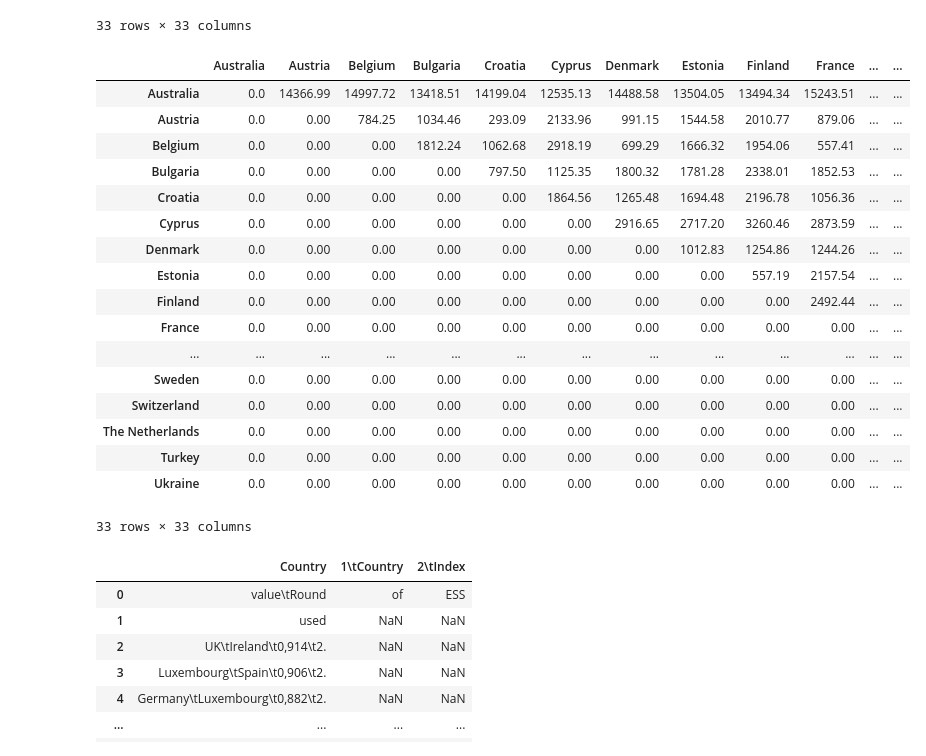
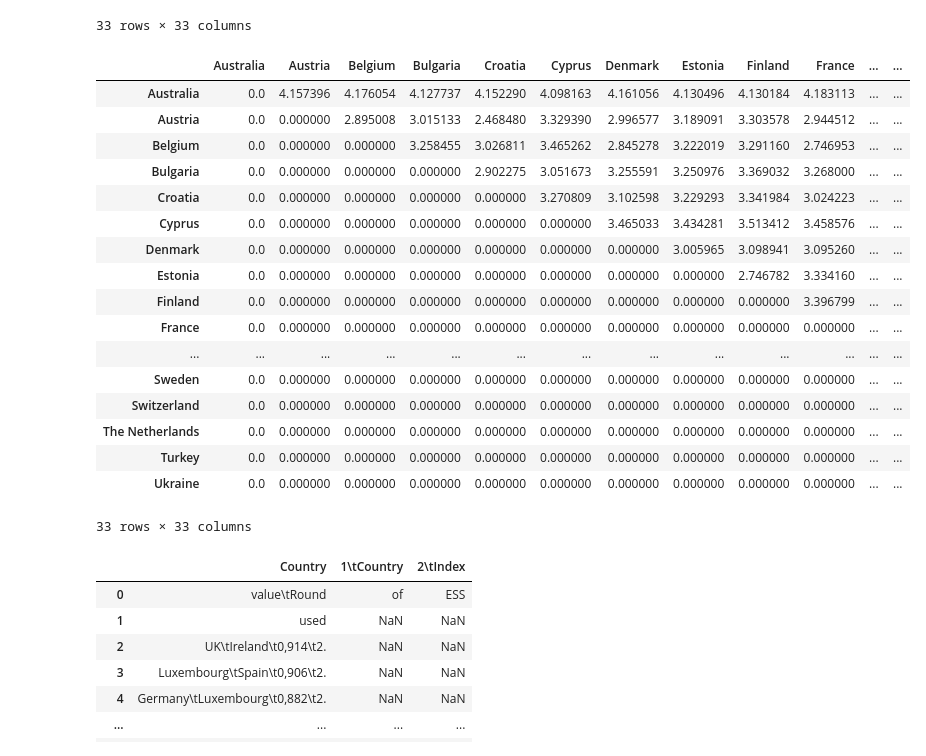
Before and after one commit to jackmheller/modernDataAnalytics, a Jupyter notebook: comm detection-Copy1.ipynb, the cells around one changed output. Cells and saved outputs as stored; diff of their text form; code cells hidden in the pictures.

```diff
--- a/comm detection-Copy1.ipynb
+++ b/comm detection-Copy1.ipynb
@@ -739,29 +739,31 @@ def getMatrix(path, directed=False, log1p=False):
 # %%
 # How to get adjacency matrix...
 df = pd.crosstab(distance_data.Country_A, distance_data.Country_B, distance_data.Distance, aggfunc=sum)
 idx = df.columns.union(df.index)
 df = df.reindex(index = idx, columns=idx, fill_value=0)
 df_dist = df.fillna(0)
 # df_dist = df_dist + df_dist.T - np.diag(np.diag(df_dist))
 df_dist
+df_dist2 = np.log10(df_dist+1)
+df_dist2
 # %% [output]
 |  | Australia | Austria | Belgium | Bulgaria | Croatia | Cyprus | Denmark | Estonia | Finland | France | ... | ... |
-| Australia | 0.0 | 14366.99 | 14997.72 | 13418.51 | 14199.04 | 12535.13 | 14488.58 | 13504.05 | 13494.34 | 15243.51 | ... | ... |
-| Austria | 0.0 | 0.00 | 784.25 | 1034.46 | 293.09 | 2133.96 | 991.15 | 1544.58 | 2010.77 | 879.06 | ... | ... |
-| Belgium | 0.0 | 0.00 | 0.00 | 1812.24 | 1062.68 | 2918.19 | 699.29 | 1666.32 | 1954.06 | 557.41 | ... | ... |
-| Bulgaria | 0.0 | 0.00 | 0.00 | 0.00 | 797.50 | 1125.35 | 1800.32 | 1781.28 | 2338.01 | 1852.53 | ... | ... |
-| Croatia | 0.0 | 0.00 | 0.00 | 0.00 | 0.00 | 1864.56 | 1265.48 | 1694.48 | 2196.78 | 1056.36 | ... | ... |
-| Cyprus | 0.0 | 0.00 | 0.00 | 0.00 | 0.00 | 0.00 | 2916.65 | 2717.20 | 3260.46 | 2873.59 | ... | ... |
-| Denmark | 0.0 | 0.00 | 0.00 | 0.00 | 0.00 | 0.00 | 0.00 | 1012.83 | 1254.86 | 1244.26 | ... | ... |
-| Estonia | 0.0 | 0.00 | 0.00 | 0.00 | 0.00 | 0.00 | 0.00 | 0.00 | 557.19 | 2157.54 | ... | ... |
-| Finland | 0.0 | 0.00 | 0.00 | 0.00 | 0.00 | 0.00 | 0.00 | 0.00 | 0.00 | 2492.44 | ... | ... |
-| France | 0.0 | 0.00 | 0.00 | 0.00 | 0.00 | 0.00 | 0.00 | 0.00 | 0.00 | 0.00 | ... | ... |
+| Australia | 0.0 | 4.157396 | 4.176054 | 4.127737 | 4.152290 | 4.098163 | 4.161056 | 4.130496 | 4.130184 | 4.183113 | ... | ... |
+| Austria | 0.0 | 0.000000 | 2.895008 | 3.015133 | 2.468480 | 3.329390 | 2.996577 | 3.189091 | 3.303578 | 2.944512 | ... | ... |
+| Belgium | 0.0 | 0.000000 | 0.000000 | 3.258455 | 3.026811 | 3.465262 | 2.845278 | 3.222019 | 3.291160 | 2.746953 | ... | ... |
+| Bulgaria | 0.0 | 0.000000 | 0.000000 | 0.000000 | 2.902275 | 3.051673 | 3.255591 | 3.250976 | 3.369032 | 3.268000 | ... | ... |
+| Croatia | 0.0 | 0.000000 | 0.000000 | 0.000000 | 0.000000 | 3.270809 | 3.102598 | 3.229293 | 3.341984 | 3.024223 | ... | ... |
+| Cyprus | 0.0 | 0.000000 | 0.000000 | 0.000000 | 0.000000 | 0.000000 | 3.465033 | 3.434281 | 3.513412 | 3.458576 | ... | ... |
+| Denmark | 0.0 | 0.000000 | 0.000000 | 0.000000 | 0.000000 | 0.000000 | 0.000000 | 3.005965 | 3.098941 | 3.095260 | ... | ... |
+| Estonia | 0.0 | 0.000000 | 0.000000 | 0.000000 | 0.000000 | 0.000000 | 0.000000 | 0.000000 | 2.746782 | 3.334160 | ... | ... |
+| Finland | 0.0 | 0.000000 | 0.000000 | 0.000000 | 0.000000 | 0.000000 | 0.000000 | 0.000000 | 0.000000 | 3.396799 | ... | ... |
+| France | 0.0 | 0.000000 | 0.000000 | 0.000000 | 0.000000 | 0.000000 | 0.000000 | 0.000000 | 0.000000 | 0.000000 | ... | ... |
 | ... | ... | ... | ... | ... | ... | ... | ... | ... | ... | ... | ... | ... |
-| Sweden | 0.0 | 0.00 | 0.00 | 0.00 | 0.00 | 0.00 | 0.00 | 0.00 | 0.00 | 0.00 | ... | ... |
-| Switzerland | 0.0 | 0.00 | 0.00 | 0.00 | 0.00 | 0.00 | 0.00 | 0.00 | 0.00 | 0.00 | ... | ... |
-| The Netherlands | 0.0 | 0.00 | 0.00 | 0.00 | 0.00 | 0.00 | 0.00 | 0.00 | 0.00 | 0.00 | ... | ... |
-| Turkey | 0.0 | 0.00 | 0.00 | 0.00 | 0.00 | 0.00 | 0.00 | 0.00 | 0.00 | 0.00 | ... | ... |
-| Ukraine | 0.0 | 0.00 | 0.00 | 0.00 | 0.00 | 0.00 | 0.00 | 0.00 | 0.00 | 0.00 | ... | ... |
+| Sweden | 0.0 | 0.000000 | 0.000000 | 0.000000 | 0.000000 | 0.000000 | 0.000000 | 0.000000 | 0.000000 | 0.000000 | ... | ... |
+| Switzerland | 0.0 | 0.000000 | 0.000000 | 0.000000 | 0.000000 | 0.000000 | 0.000000 | 0.000000 | 0.000000 | 0.000000 | ... | ... |
+| The Netherlands | 0.0 | 0.000000 | 0.000000 | 0.000000 | 0.000000 | 0.000000 | 0.000000 | 0.000000 | 0.000000 | 0.000000 | ... | ... |
+| Turkey | 0.0 | 0.000000 | 0.000000 | 0.000000 | 0.000000 | 0.000000 | 0.000000 | 0.000000 | 0.000000 | 0.000000 | ... | ... |
+| Ukraine | 0.0 | 0.000000 | 0.000000 | 0.000000 | 0.000000 | 0.000000 | 0.000000 | 0.000000 | 0.000000 | 0.000000 | ... | ... |
 33 rows × 33 columns
 # %%
 # some crosstab matrix of values s.t. country average votes are in...
```
Also changed, not shown: parts of 12 cells of this notebook.
